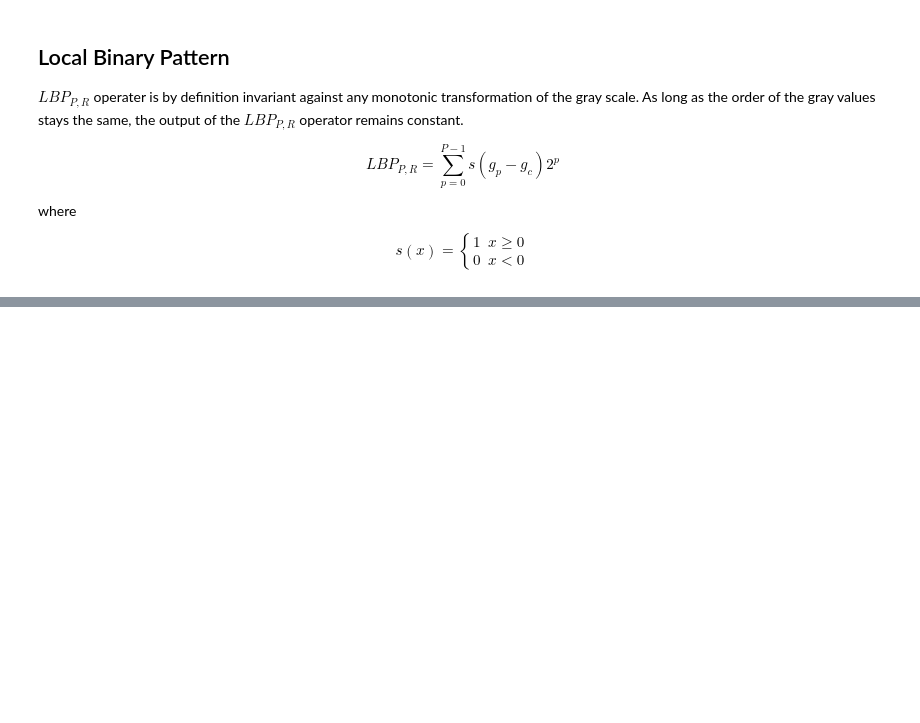
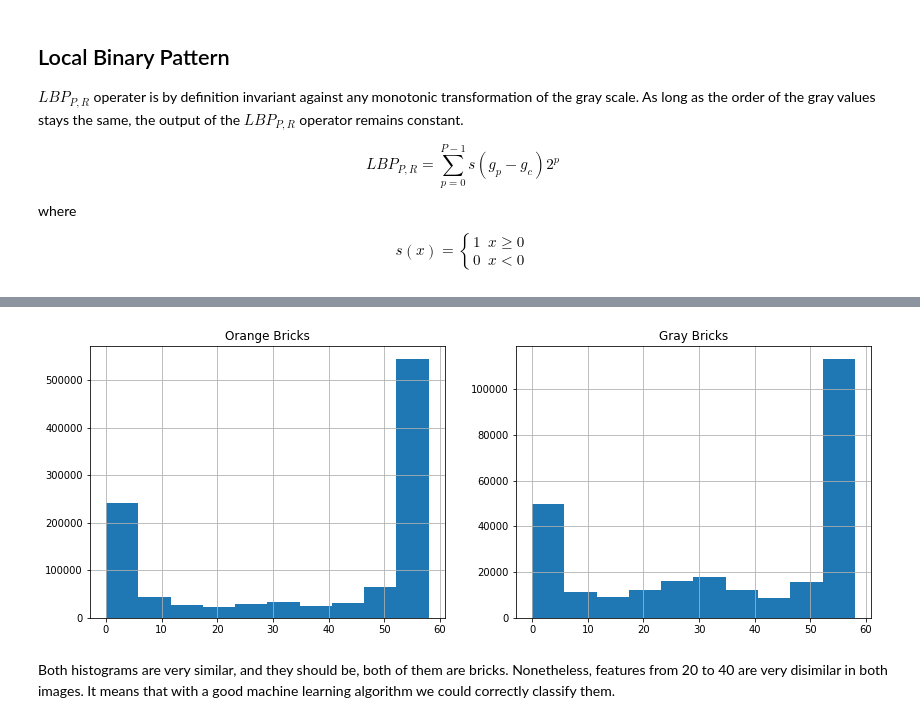
Before and after one commit to ocampor/notebooks, a Jupyter notebook: notebooks/image/features/local-binary-patterns.ipynb, the cells around one changed output, grey strips where cells are left out. Saved outputs shown, nothing was run; the diff lists cells and outputs as text; code cells hidden in the pictures; blank space fills up the shorter version.

```diff
--- a/notebooks/image/features/local-binary-patterns.ipynb
+++ b/notebooks/image/features/local-binary-patterns.ipynb
@@ -527,0 +485,4 @@ cpdef local_binary_patterns_python(double[:, ::1] image, int P, int R):
+# %%
+%%time
+
+lbp = local_binary_patterns(img_gray, P, R, num_threads=4)
@@ -527,0 +507,4 @@ cpdef local_binary_patterns_python(double[:, ::1] image, int P, int R):
+# %%
+%%time
+
+lbp2 = local_binary_patterns(img_gray, P, R, num_threads=3)
@@ -527,0 +514,18 @@ cpdef local_binary_patterns_python(double[:, ::1] image, int P, int R):
+# %%
+figure = plt.figure(figsize=(14, 5))
+
+plt.subplot(121)
+plt.hist(lbp.ravel())
+plt.title('Orange Bricks')
+plt.grid(True)
+
+plt.subplot(122)
+plt.hist(lbp2.ravel())
+plt.title('Gray Bricks')
+plt.grid(True)
+
+plt.show()
+# %% [output]
+[figure, added]
+# %% [markdown]
+Both histograms are very similar, and they should be, both of them are bricks. Nonetheless, features from 20 to 40 are very disimilar in both images. It means that with a good machine learning algorithm we could correctly classify them.
```
Also changed, not shown: parts of 25 cells of this notebook.
